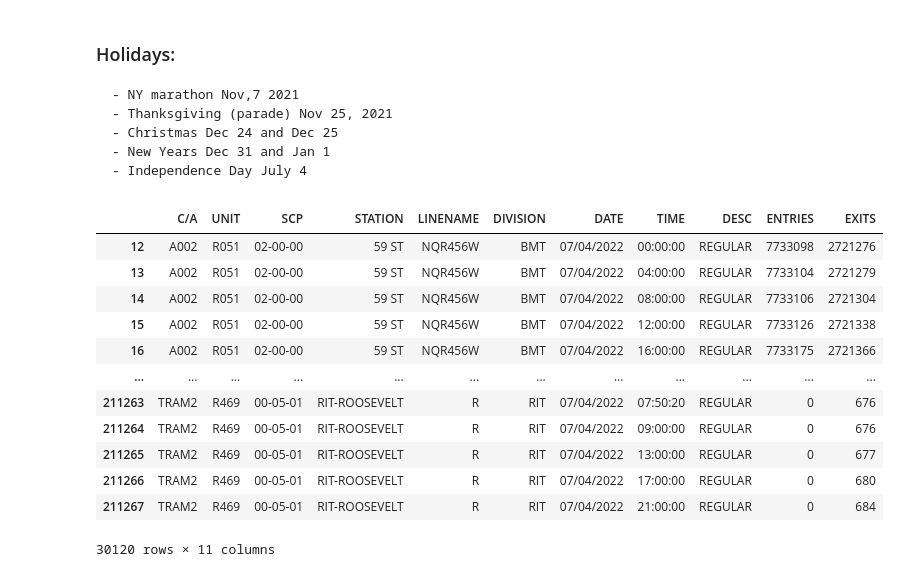
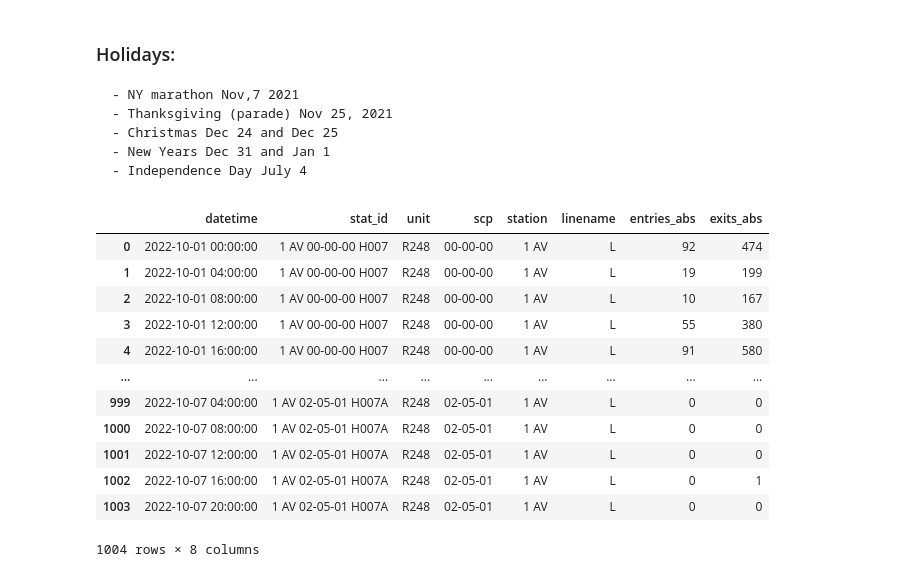
Before and after one commit to lmarett8/nyc_subway_traffic, a Jupyter notebook: notebooks/05_Holidays.ipynb, the cells around one changed output. Cells and saved outputs as stored; diff of their text form; code cells hidden in the pictures.

```diff
--- a/notebooks/05_Holidays.ipynb
+++ b/notebooks/05_Holidays.ipynb
@@ -37,30 +44,36 @@ def plot_df(df, name):
 # %%
 # downloading initial file.
-df_marathon = pd.read_csv('http://web.mta.info/developers/data/nyct/turnstile/turnstile_211113.txt',sep = ',')
-df_thanksgiving = pd.read_csv('http://web.mta.info/developers/data/nyct/turnstile/turnstile_211127.txt', sep = ',')
-df_christmas = pd.read_csv('http://web.mta.info/developers/data/nyct/turnstile/turnstile_211225.txt',sep = ',')
-df_newYear = pd.read_csv('http://web.mta.info/developers/data/nyct/turnstile/turnstile_220101.txt',sep = ',')
-df_fourthOfJuly = pd.read_csv('http://web.mta.info/developers/data/nyct/turnstile/turnstile_220709.txt',sep = ',')
+# df_marathon = pd.read_csv('http://web.mta.info/developers/data/nyct/turnstile/turnstile_211113.txt',sep = ',')
+# df_thanksgiving = pd.read_csv('http://web.mta.info/developers/data/nyct/turnstile/turnstile_211127.txt', sep = ',')
+# df_christmas_eve = pd.read_csv('http://web.mta.info/developers/data/nyct/turnstile/turnstile_211225.txt',sep = ',')
+# df_christmas_day = pd.read_csv('http://web.mta.info/developers/data/nyct/turnstile/turnstile_211225.txt',sep = ',')
+# df_newYear_eve = pd.read_csv('http://web.mta.info/developers/data/nyct/turnstile/turnstile_220101.txt',sep = ',')
+# df_newYear_day = pd.read_csv('http://web.mta.info/developers/data/nyct/turnstile/turnstile_220101.txt',sep = ',')
+# df_fourthOfJuly = pd.read_csv('http://web.mta.info/developers/data/nyct/turnstile/turnstile_220709.txt',sep = ',')
+df = pd.read_csv('../data/df_cleaned.csv')
 # %%
-df_marathon[df_marathon['DATE'] == '11/07/2021']
-df_thanksgiving[df_thanksgiving['DATE'] == '11/25/2021']
-df_christmas[(df_christmas['DATE'] == '12/24/2021') & (Christmas['DATE'] == '12/25/2021')]
-df_newYear[(df_newYear['DATE'] == '12/31/2021') & (New_Year['DATE'] == '01/01/2022')]
-df_fourthOfJuly[df_fourthOfJuly['DATE'] == '07/04/2022']
+df_marathon = df[df['unit'] == 'R248']
+# df_thanksgiving[df_thanksgiving['DATE'] == '11/25/2021']
+# df_christmas_eve[df_christmas_eve['DATE'] == '12/24/2021']
+# df_christmas_day[df_christmas_day['DATE'] == '12/25/2021']
+# df_newYear_eve[df_newYear_eve['DATE'] == '12/31/2021']
+# df_newYear_day[df_newYear_day['DATE'] == '01/01/2022']
+# df_fourthOfJuly[df_fourthOfJuly['DATE'] == '07/04/2022']
+df_marathon
 # %% [output]
-|  | C/A | UNIT | SCP | STATION | LINENAME | DIVISION | DATE | TIME | DESC | ENTRIES | EXITS |
-| 12 | A002 | R051 | 02-00-00 | 59 ST | NQR456W | BMT | 07/04/2022 | 00:00:00 | REGULAR | 7733098 | 2721276 |
-| 13 | A002 | R051 | 02-00-00 | 59 ST | NQR456W | BMT | 07/04/2022 | 04:00:00 | REGULAR | 7733104 | 2721279 |
-| 14 | A002 | R051 | 02-00-00 | 59 ST | NQR456W | BMT | 07/04/2022 | 08:00:00 | REGULAR | 7733106 | 2721304 |
-| 15 | A002 | R051 | 02-00-00 | 59 ST | NQR456W | BMT | 07/04/2022 | 12:00:00 | REGULAR | 7733126 | 2721338 |
-| 16 | A002 | R051 | 02-00-00 | 59 ST | NQR456W | BMT | 07/04/2022 | 16:00:00 | REGULAR | 7733175 | 2721366 |
-| ... | ... | ... | ... | ... | ... | ... | ... | ... | ... | ... | ... |
-| 211263 | TRAM2 | R469 | 00-05-01 | RIT-ROOSEVELT | R | RIT | 07/04/2022 | 07:50:20 | REGULAR | 0 | 676 |
-| 211264 | TRAM2 | R469 | 00-05-01 | RIT-ROOSEVELT | R | RIT | 07/04/2022 | 09:00:00 | REGULAR | 0 | 676 |
-| 211265 | TRAM2 | R469 | 00-05-01 | RIT-ROOSEVELT | R | RIT | 07/04/2022 | 13:00:00 | REGULAR | 0 | 677 |
-| 211266 | TRAM2 | R469 | 00-05-01 | RIT-ROOSEVELT | R | RIT | 07/04/2022 | 17:00:00 | REGULAR | 0 | 680 |
-| 211267 | TRAM2 | R469 | 00-05-01 | RIT-ROOSEVELT | R | RIT | 07/04/2022 | 21:00:00 | REGULAR | 0 | 684 |
+|  | datetime | stat_id | unit | scp | station | linename | entries_abs | exits_abs |
+| 0 | 2022-10-01 00:00:00 | 1 AV 00-00-00 H007 | R248 | 00-00-00 | 1 AV | L | 92 | 474 |
+| 1 | 2022-10-01 04:00:00 | 1 AV 00-00-00 H007 | R248 | 00-00-00 | 1 AV | L | 19 | 199 |
+| 2 | 2022-10-01 08:00:00 | 1 AV 00-00-00 H007 | R248 | 00-00-00 | 1 AV | L | 10 | 167 |
+| 3 | 2022-10-01 12:00:00 | 1 AV 00-00-00 H007 | R248 | 00-00-00 | 1 AV | L | 55 | 380 |
+| 4 | 2022-10-01 16:00:00 | 1 AV 00-00-00 H007 | R248 | 00-00-00 | 1 AV | L | 91 | 580 |
+| ... | ... | ... | ... | ... | ... | ... | ... | ... |
+| 999 | 2022-10-07 04:00:00 | 1 AV 02-05-01 H007A | R248 | 02-05-01 | 1 AV | L | 0 | 0 |
+| 1000 | 2022-10-07 08:00:00 | 1 AV 02-05-01 H007A | R248 | 02-05-01 | 1 AV | L | 0 | 0 |
+| 1001 | 2022-10-07 12:00:00 | 1 AV 02-05-01 H007A | R248 | 02-05-01 | 1 AV | L | 0 | 0 |
+| 1002 | 2022-10-07 16:00:00 | 1 AV 02-05-01 H007A | R248 | 02-05-01 | 1 AV | L | 0 | 1 |
+| 1003 | 2022-10-07 20:00:00 | 1 AV 02-05-01 H007A | R248 | 02-05-01 | 1 AV | L | 0 | 0 |
-30120 rows × 11 columns
+1004 rows × 8 columns
 # %%
 stations = [{'df':df_marathon, 'name':'Marathon'},
             {'df':df_thanksgiving, 'name':'Thanksgiving'},
```
Also changed, not shown: parts of 14 cells of this notebook.
